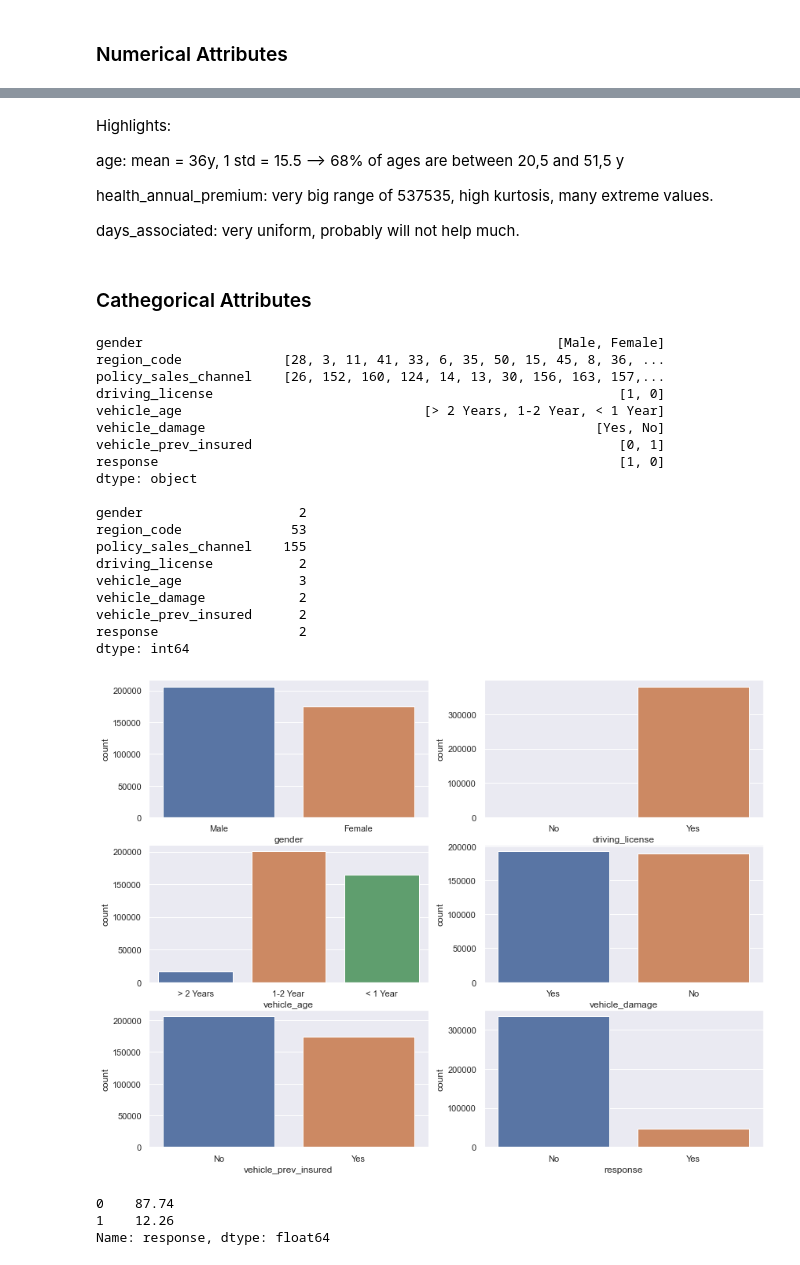
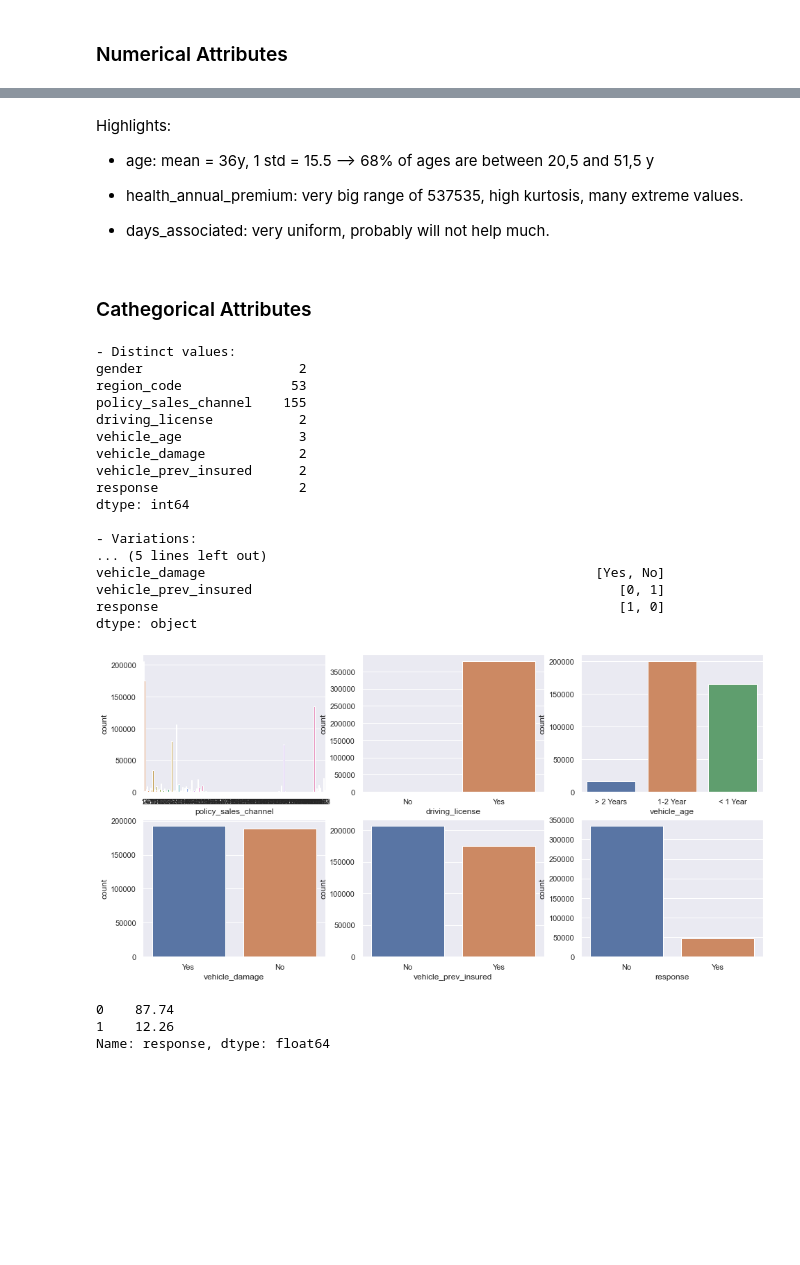
Before and after one commit to nortonvanz/Health-Insurance-Ranking, a Jupyter notebook: health_insurance_cross-sell/notebooks/1.0-nmv-health_insurance_cross-sell.ipynb, the cells around one changed output, grey strips where cells are left out. Saved outputs shown, nothing was run; the diff lists cells and outputs as text; code cells hidden in the pictures; blank space fills up the shorter version.

```diff
--- a/health_insurance_cross-sell/notebooks/1.0-nmv-health_insurance_cross-sell.ipynb
+++ b/health_insurance_cross-sell/notebooks/1.0-nmv-health_insurance_cross-sell.ipynb
@@ -229,7 +226,7 @@ df_raw.shape
 # %% [markdown]
 # Data Description
 # %%
-df1 = pd.read_csv(datapath+'data_collection_done.csv')
+df1 = pd.read_csv(datapath+'data_collection_done.csv', index_col=0)
 df1
 # %% [output]
 |  | id | gender | age | region_code | policy_sales_channel | driving_license | vehicle_age | ... |
@@ -515,28 +492,19 @@ m
 # %% [markdown]
 Highlights:
 
-age: mean = 36y, 1 std = 15.5  -->  68% of ages are between 20,5 and 51,5 y
+- age: mean = 36y, 1 std = 15.5  -->  68% of ages are between 20,5 and 51,5 y
 
-health_annual_premium: very big range of 537535, high kurtosis, many extreme values.
+- health_annual_premium: very big range of 537535, high kurtosis, many extreme values.
 
-days_associated: very uniform, probably will not help much.
+- days_associated: very uniform, probably will not help much.
 # %% [markdown]
 ### Cathegorical Attributes
 # %%
 #variations of each column
-print( cat_attributes.apply( lambda x: x.unique() ) ,'\n')
-print( cat_attributes.apply( lambda x: x.unique().shape[0] ) )
+print(f"- Distinct values:\n{cat_attributes.apply( lambda x: x.unique().shape[0] ) } \n" )
+print(f"- Variations:\n{cat_attributes.apply( lambda x: x.unique() ) } " )
 # %% [output]
-gender                                                     [Male, Female]
-region_code             [28, 3, 11, 41, 33, 6, 35, 50, 15, 45, 8, 36, ...
-policy_sales_channel    [26, 152, 160, 124, 14, 13, 30, 156, 163, 157,...
-driving_license                                                    [1, 0]
-vehicle_age                               [> 2 Years, 1-2 Year, < 1 Year]
-vehicle_damage                                                  [Yes, No]
-vehicle_prev_insured                                               [0, 1]
-response                                                           [1, 0]
-dtype: object
-
+- Distinct values:
 gender                    2
 region_code              53
 policy_sales_channel    155
@@ -546,37 +514,44 @@ vehicle_damage            2
 vehicle_prev_insured      2
 response                  2
 dtype: int64
+
+- Variations:
+... (5 lines left out)
+vehicle_damage                                                  [Yes, No]
+vehicle_prev_insured                                               [0, 1]
+response                                                           [1, 0]
+dtype: object
 # %%
-plt.subplots_adjust(top=1.5)
+plt.figure(figsize=(16,8))
 
-plt.subplot (3,2,1)
+plt.subplot (2,3,1)
 sns.countplot (x = cat_attributes['gender']);
 
-plt.subplot (3,2,2)
+plt.subplot (2,3,1)
+sns.countplot (x = cat_attributes['region_code']);
+
+plt.subplot (2,3,1)
+sns.countplot (x = cat_attributes['policy_sales_channel']);
+
+plt.subplot (2,3,2)
 sns.countplot (x = cat_attributes['driving_license']);
 plt.xticks([0,1],['No','Yes']);
 
-plt.subplot (3,2,3)
+plt.subplot (2,3,3)
 sns.countplot (x = cat_attributes['vehicle_age']);
 
-plt.subplot (3,2,4)
+plt.subplot (2,3,4)
 sns.countplot (x = cat_attributes['vehicle_damage']);
 
-plt.subplot (3,2,5)
+plt.subplot (2,3,5)
 sns.countplot (x = cat_attributes['vehicle_prev_insured']);
 plt.xticks([0,1],['No','Yes']);
 
-plt.subplot (3,2,6)
+plt.subplot (2,3,6)
 sns.countplot (x = cat_attributes['response']);
 plt.xticks([0,1],['No','Yes']);
-
-# uni_resp = sns.countplot(x = 'response', data = df3)
-# uni_resp.set_ylabel('Number of customers')
-# uni_resp.set_xlabel('Interested')
-# uni_resp.set_xticklabels(['No', 'Yes']);
-# uni_resp.set_title('Customers interest in vehicle insurance');
 # %% [output]
-[figure, old version]
+[figure, new version]
 # %%
 round(cat_attributes['response'].value_counts(normalize=True) *100 ,2)
 # %% [output]
```
Also changed, not shown: parts of 271 cells of this notebook, 16 other files.
